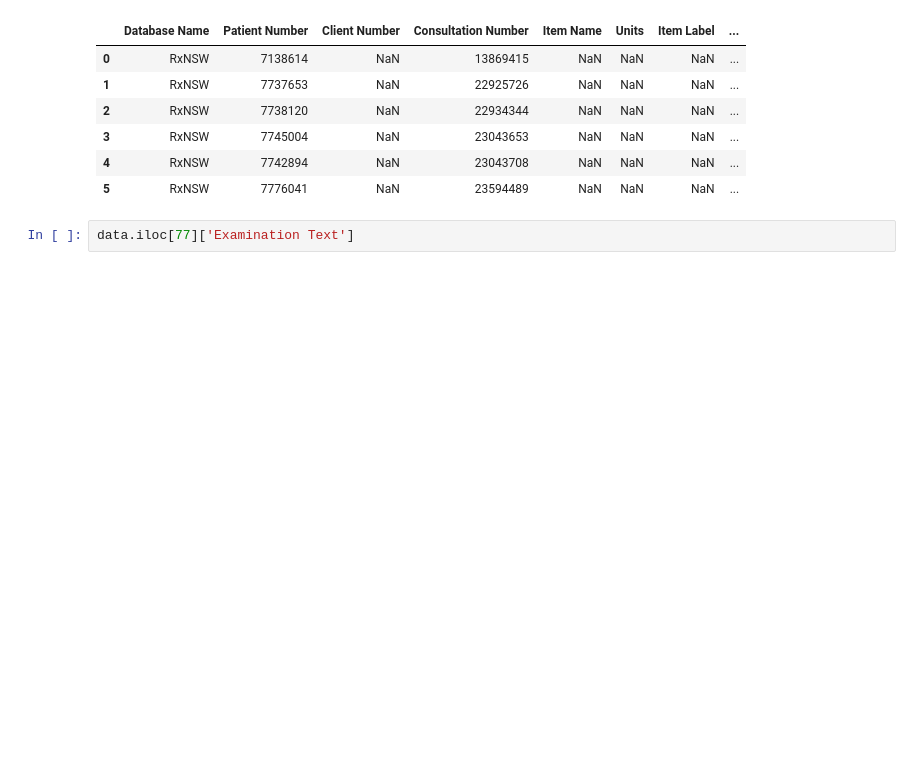
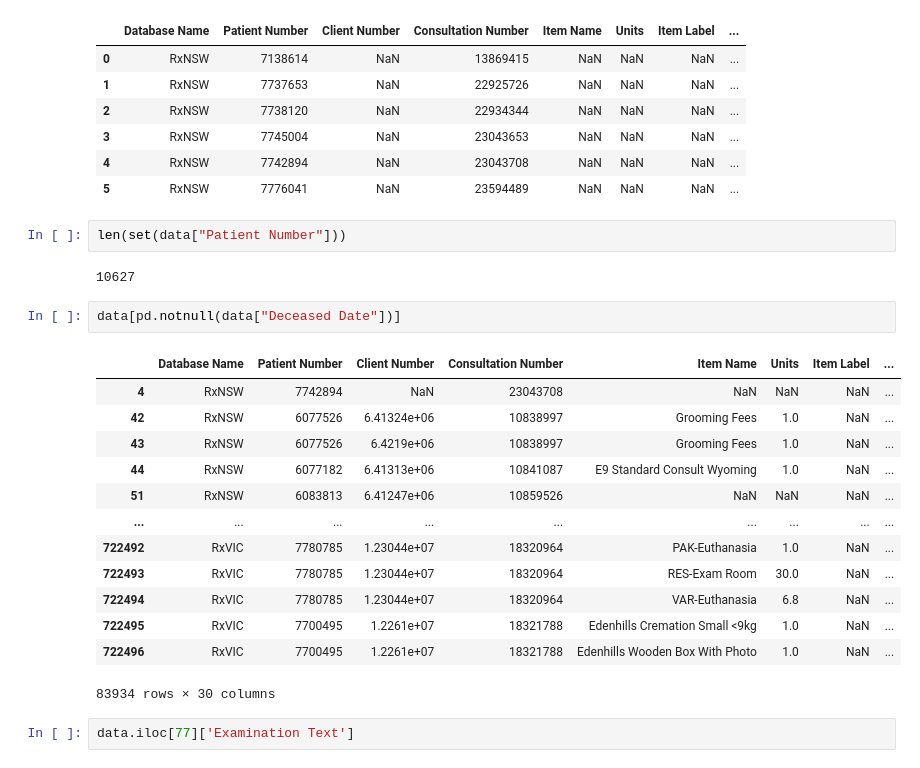
Before and after one commit to ruthpearson/CatHack, a Jupyter notebook: vet_compass/look_at_data.ipynb, the cells around one changed output. Saved outputs shown, nothing was run; the diff lists cells and outputs as text; blank space fills up the shorter version.

```diff
--- a/vet_compass/look_at_data.ipynb
+++ b/vet_compass/look_at_data.ipynb
@@ -21,6 +22,26 @@ data.head(6)
 | 3 | RxNSW | 7745004 | NaN | 23043653 | NaN | NaN | NaN | ... |
 | 4 | RxNSW | 7742894 | NaN | 23043708 | NaN | NaN | NaN | ... |
 | 5 | RxNSW | 7776041 | NaN | 23594489 | NaN | NaN | NaN | ... |
+# %%
+len(set(data["Patient Number"]))
+# %% [output]
+10627
+# %%
+data[pd.notnull(data["Deceased Date"])]
+# %% [output]
+|  | Database Name | Patient Number | Client Number | Consultation Number | Item Name | Units | Item Label | ... |
+| 4 | RxNSW | 7742894 | NaN | 23043708 | NaN | NaN | NaN | ... |
+| 42 | RxNSW | 6077526 | 6.41324e+06 | 10838997 | Grooming Fees | 1.0 | NaN | ... |
+| 43 | RxNSW | 6077526 | 6.4219e+06 | 10838997 | Grooming Fees | 1.0 | NaN | ... |
+| 44 | RxNSW | 6077182 | 6.41313e+06 | 10841087 | E9 Standard Consult Wyoming | 1.0 | NaN | ... |
+| 51 | RxNSW | 6083813 | 6.41247e+06 | 10859526 | NaN | NaN | NaN | ... |
+| ... | ... | ... | ... | ... | ... | ... | ... | ... |
+| 722492 | RxVIC | 7780785 | 1.23044e+07 | 18320964 | PAK-Euthanasia | 1.0 | NaN | ... |
+| 722493 | RxVIC | 7780785 | 1.23044e+07 | 18320964 | RES-Exam Room | 30.0 | NaN | ... |
+| 722494 | RxVIC | 7780785 | 1.23044e+07 | 18320964 | VAR-Euthanasia | 6.8 | NaN | ... |
+| 722495 | RxVIC | 7700495 | 1.2261e+07 | 18321788 | Edenhills Cremation Small <9kg | 1.0 | NaN | ... |
+| 722496 | RxVIC | 7700495 | 1.2261e+07 | 18321788 | Edenhills Wooden Box With Photo | 1.0 | NaN | ... |
+83934 rows × 30 columns
 # %%
 data.iloc[77]['Examination Text']
 # %% [output]
```
Also changed, not shown: parts of 3 cells of this notebook, 1 other file.
